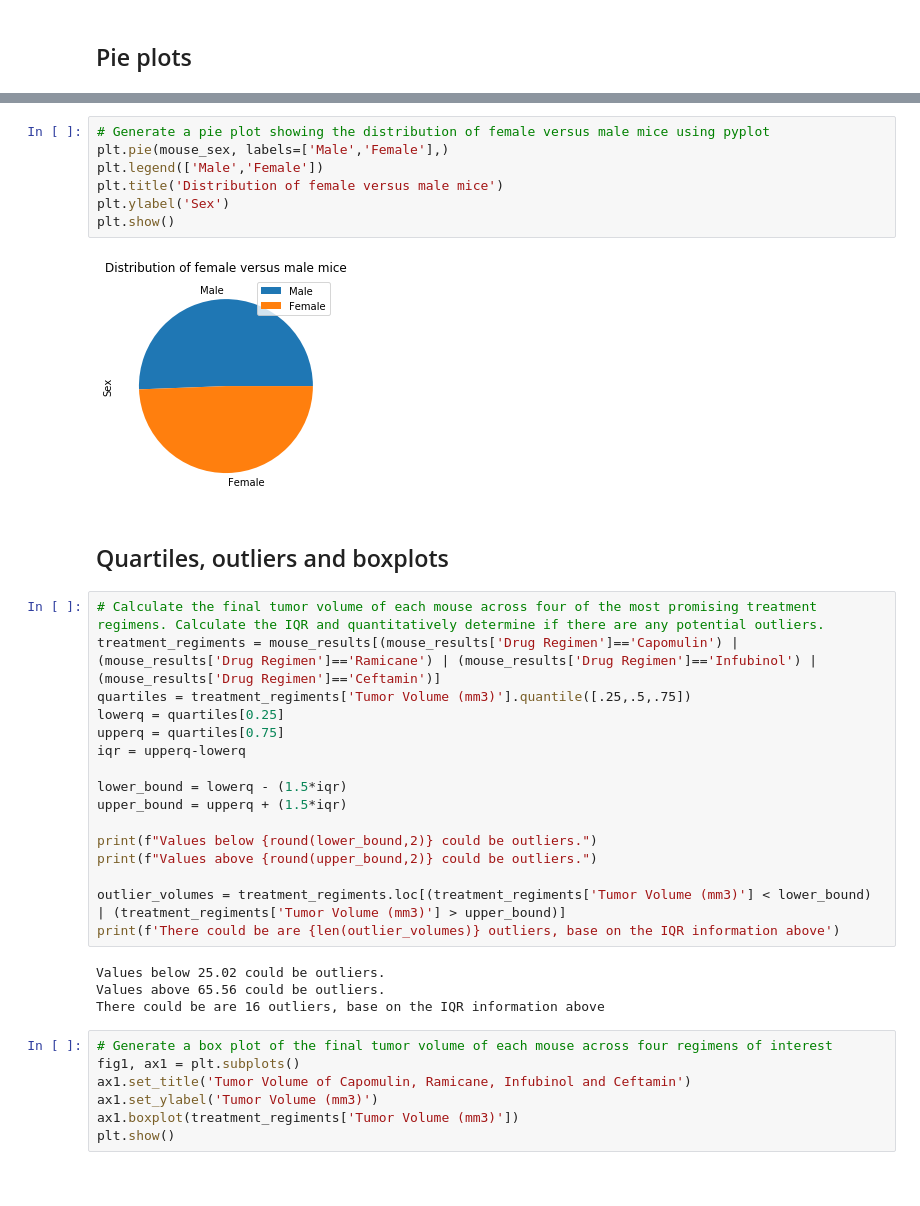
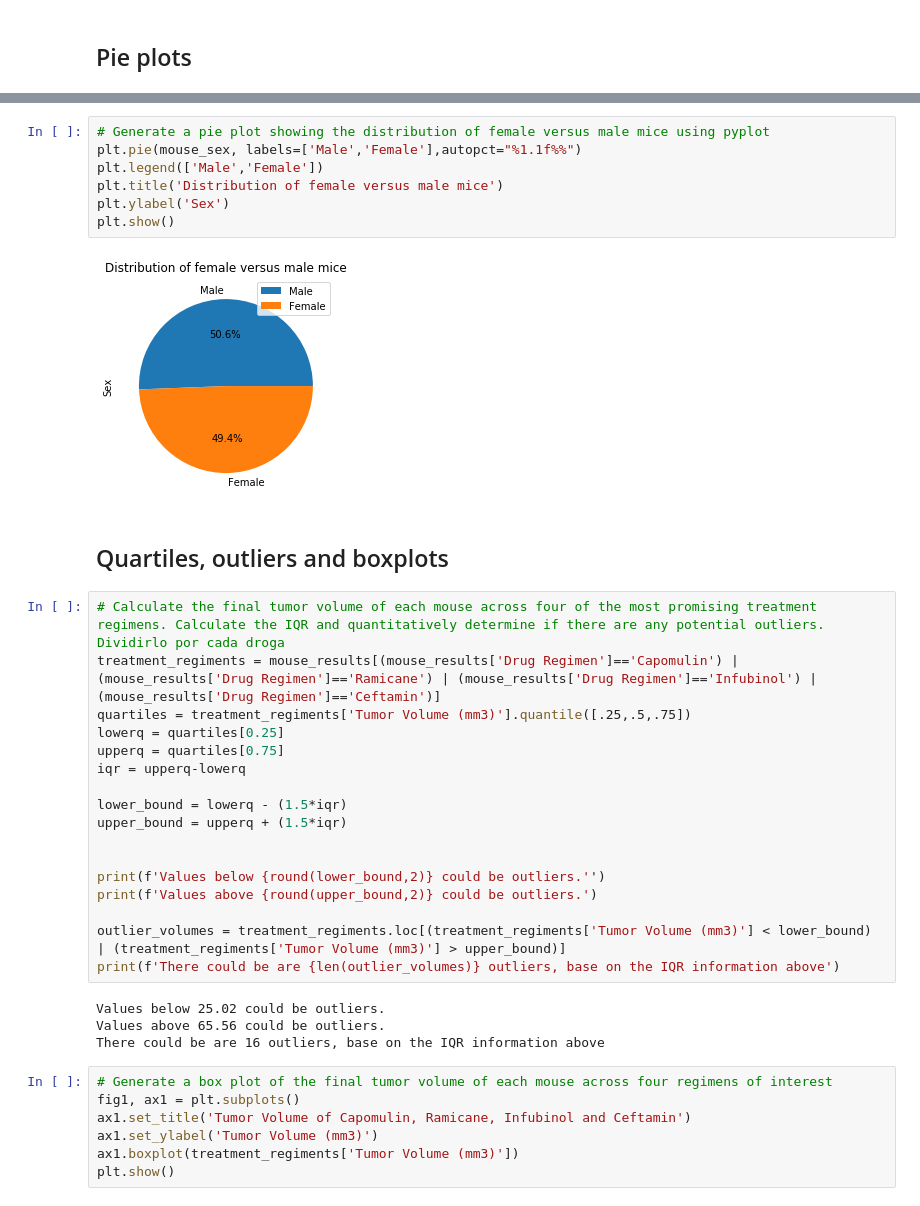
Before and after one commit to cckuqui/Matplotlib-challenge, a Jupyter notebook: pymaceuticals_starter.ipynb, the cells around one changed output, grey strips where cells are left out. Saved outputs shown, nothing was run; the diff lists cells and outputs as text.

```diff
--- a/pymaceuticals_starter.ipynb
+++ b/pymaceuticals_starter.ipynb
@@ -100,16 +101,16 @@ plt.show()
 # %%
 # Generate a pie plot showing the distribution of female versus male mice using pyplot
-plt.pie(mouse_sex, labels=['Male','Female'],)
+plt.pie(mouse_sex, labels=['Male','Female'],autopct="%1.1f%%")
 plt.legend(['Male','Female'])
 plt.title('Distribution of female versus male mice')
 plt.ylabel('Sex')
 plt.show()
 # %% [output]
-[figure, old version]
+[figure, new version]
 # %% [markdown]
 ## Quartiles, outliers and boxplots
 # %%
-# Calculate the final tumor volume of each mouse across four of the most promising treatment regimens. Calculate the IQR and quantitatively determine if there are any potential outliers.
+# Calculate the final tumor volume of each mouse across four of the most promising treatment regimens. Calculate the IQR and quantitatively determine if there are any potential outliers. Dividirlo por cada droga
 treatment_regiments = mouse_results[(mouse_results['Drug Regimen']=='Capomulin') | (mouse_results['Drug Regimen']=='Ramicane') | (mouse_results['Drug Regimen']=='Infubinol') | (mouse_results['Drug Regimen']=='Ceftamin')]
 quartiles = treatment_regiments['Tumor Volume (mm3)'].quantile([.25,.5,.75])
 lowerq = quartiles[0.25]
@@ -119,8 +120,9 @@ iqr = upperq-lowerq
 lower_bound = lowerq - (1.5*iqr)
 upper_bound = upperq + (1.5*iqr)
 
-print(f"Values below {round(lower_bound,2)} could be outliers.")
-print(f"Values above {round(upper_bound,2)} could be outliers.")
+
+print(f'Values below {round(lower_bound,2)} could be outliers.'')
+print(f'Values above {round(upper_bound,2)} could be outliers.')
 
 outlier_volumes = treatment_regiments.loc[(treatment_regiments['Tumor Volume (mm3)'] < lower_bound) | (treatment_regiments['Tumor Volume (mm3)'] > upper_bound)]
 print(f'There could be are {len(outlier_volumes)} outliers, base on the IQR information above')
```
Also changed, not shown: parts of 3 cells of this notebook.
